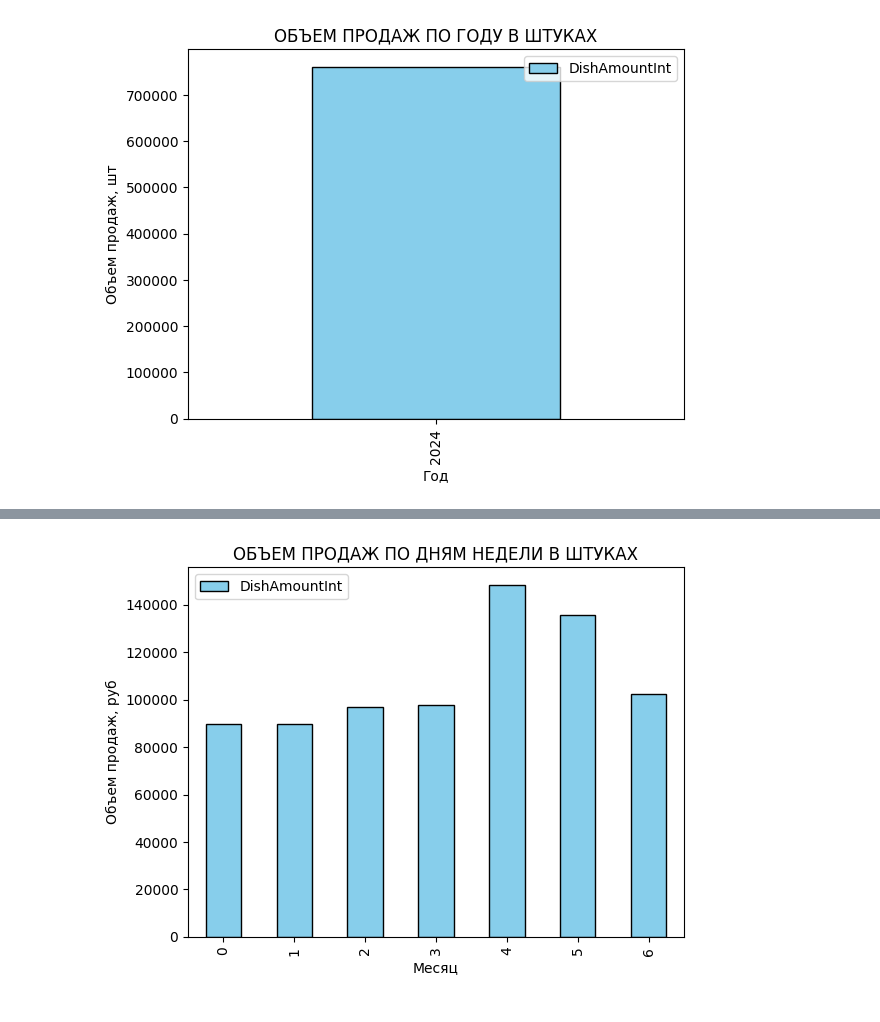
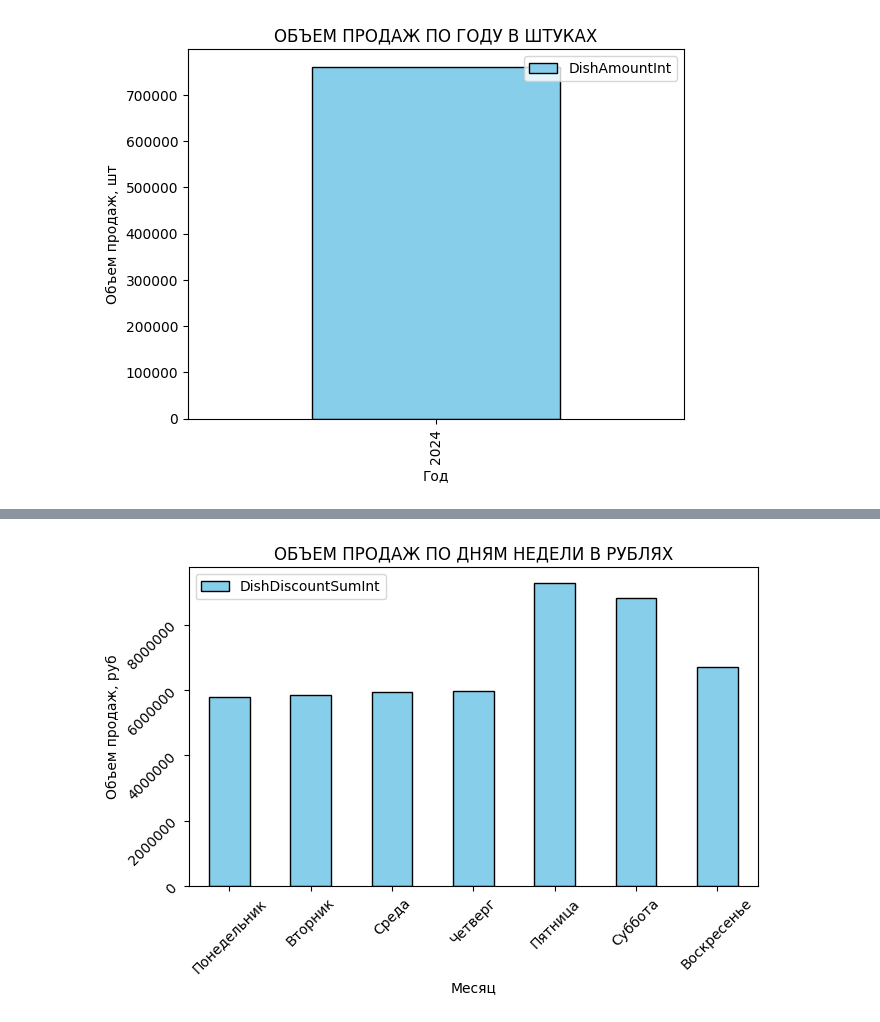
Before and after one commit to Maxxx-VS/Test_task, a Jupyter notebook: Sushi_test_task.ipynb, the cells around one changed output, grey strips where cells are left out. Saved outputs shown, nothing was run; the diff lists cells and outputs as text; code cells hidden in the pictures.

```diff
--- a/Sushi_test_task.ipynb
+++ b/Sushi_test_task.ipynb
@@ -57,7 +57,7 @@ print(path)
 # %%
 # Создаем датафрейм
 import pandas as pd
-df = pd.read_excel(path)
+df = pd.read_excel(path, index_col=None)
 # %%
 # Вывод структуры датафрейма
 df.info()
@@ -348 +378,3 @@ plt.show()
+# %%
+days_of_week = ['Понедельник', 'Вторник', 'Среда', 'Четверг', 'Пятница', 'Суббота', 'Воскресенье']
 # %%
@@ -361,13 +396,22 @@ plt.show()
 # %%
 # Группировка данных по дням недели
-weekday = df.groupby('Weekday')['DishAmountInt'].sum().reset_index()
+weekday = df.groupby('Weekday')['DishDiscountSumInt'].sum().reset_index()
 
 # Вывод гистограммы
-weekday.plot(kind='bar', x='Weekday', y='DishAmountInt', color='skyblue', edgecolor='black')
+weekday.plot(kind='bar', x='Weekday', y='DishDiscountSumInt', color='skyblue', edgecolor='black')
 
-plt.title('ОБЪЕМ ПРОДАЖ ПО ДНЯМ НЕДЕЛИ В ШТУКАХ')
+# Настройка отображения
+plt.title('ОБЪЕМ ПРОДАЖ ПО ДНЯМ НЕДЕЛИ В РУБЛЯХ')
 plt.xlabel('Месяц')
 plt.ylabel('Объем продаж, руб')
+plt.xticks(range(7), days_of_week, rotation=45)
+plt.tight_layout()
+# Настройка формата меток на оси X
+plt.tick_params(axis='y', which='both', labelsize=10, labelrotation=45)
+
+# Отключение научной нотации
+plt.ticklabel_format(axis='y', style='plain')
 plt.show()
+plt.show()
 # %% [output]
-[figure, old version]
+[figure, new version]
```
Also changed, not shown: parts of 37 cells of this notebook.
